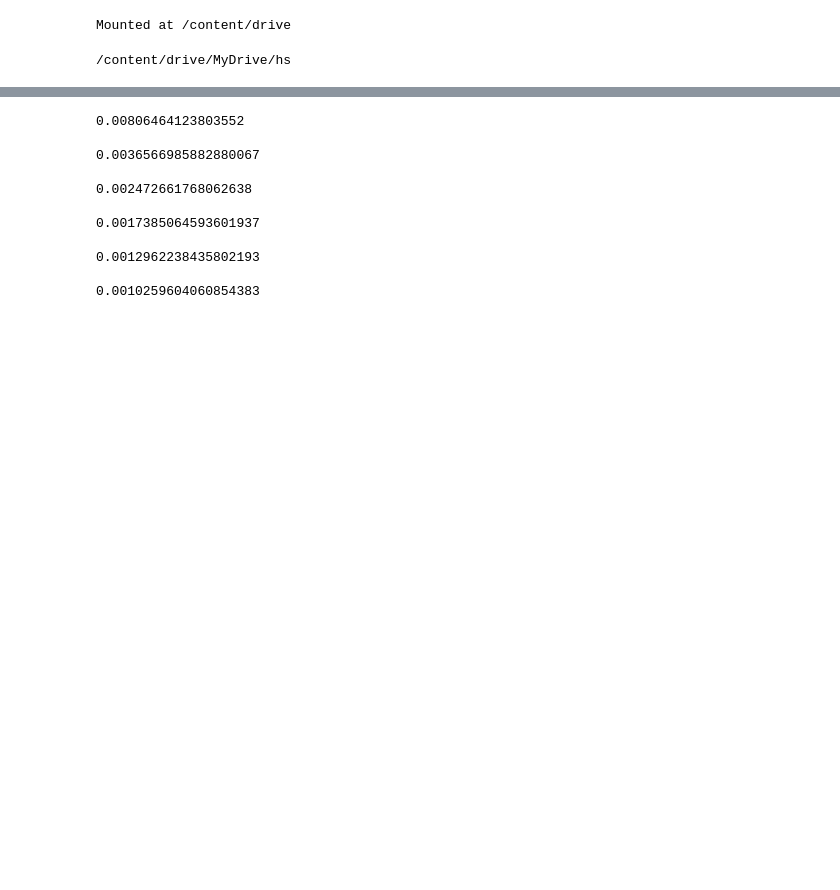
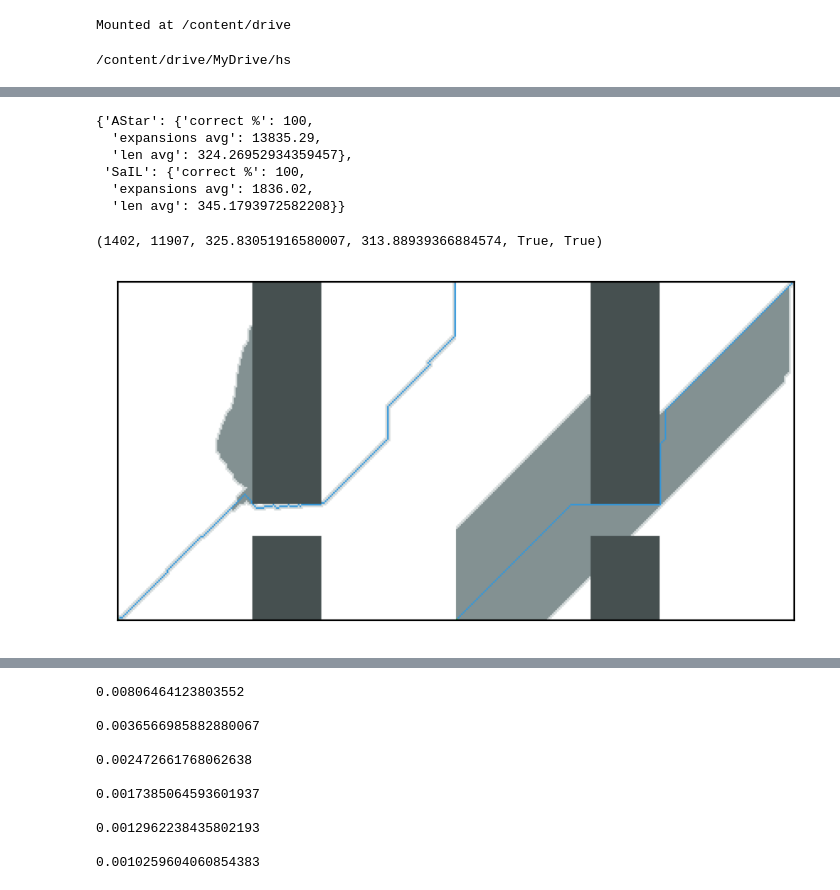
Before and after one commit to Reedgern/HS_Project, a Jupyter notebook: Train.ipynb, the cells around one changed output, grey strips where cells are left out. Saved outputs shown, nothing was run; the diff lists cells and outputs as text; code cells hidden in the pictures; blank space fills up the shorter version.

```diff
--- a/Train.ipynb
+++ b/Train.ipynb
@@ -619,0 +729,20 @@ class Trainer:
+# %%
+sail.test(map_type='alternating_gaps',
+          model_path='/content/drive/MyDrive/hs/models/alternating_gaps' + str(8) + '.pkl',
+          t_max=20000)
+# %% [output]
+{'AStar': {'correct %': 100,
+  'expansions avg': 13835.29,
+  'len avg': 324.26952934359457},
+ 'SaIL': {'correct %': 100,
+  'expansions avg': 1836.02,
+  'len avg': 345.1793972582208}}
+# %%
+sail.load_pretrained('/content/drive/MyDrive/hs/models/alternating_gaps8.pkl')
+sail.one_run('/content/drive/MyDrive/hs/motion_planning_datasets/alternating_gaps/test/982.png',
+             t_max=2000, mode='test', draw=True)
+#выход: количество раскрытий SaIL, количество раскрытий AStar, длина пути SaIL,
+#       длина пути AStar, SaIL нашел путь, AStar нашел путь
+# %% [output]
+(1402, 11907, 325.83051916580007, 313.88939366884574, True, True)
+[figure, added]
```
Also changed, not shown: parts of 40 cells of this notebook, 5 other files.
